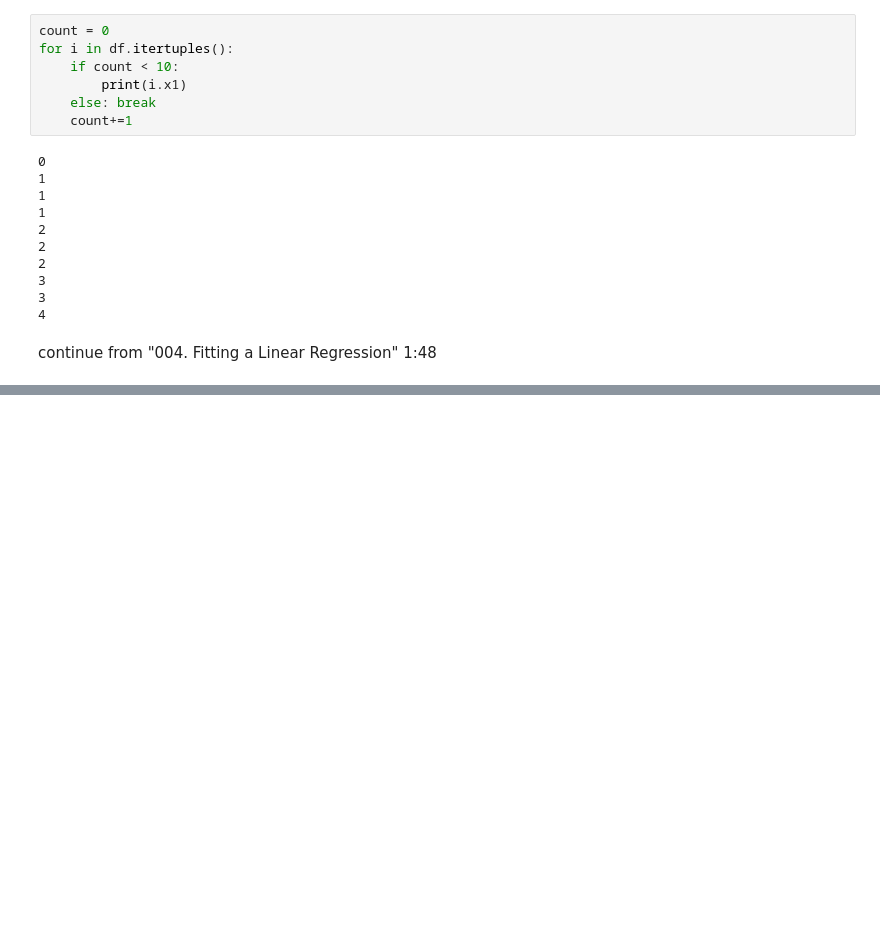
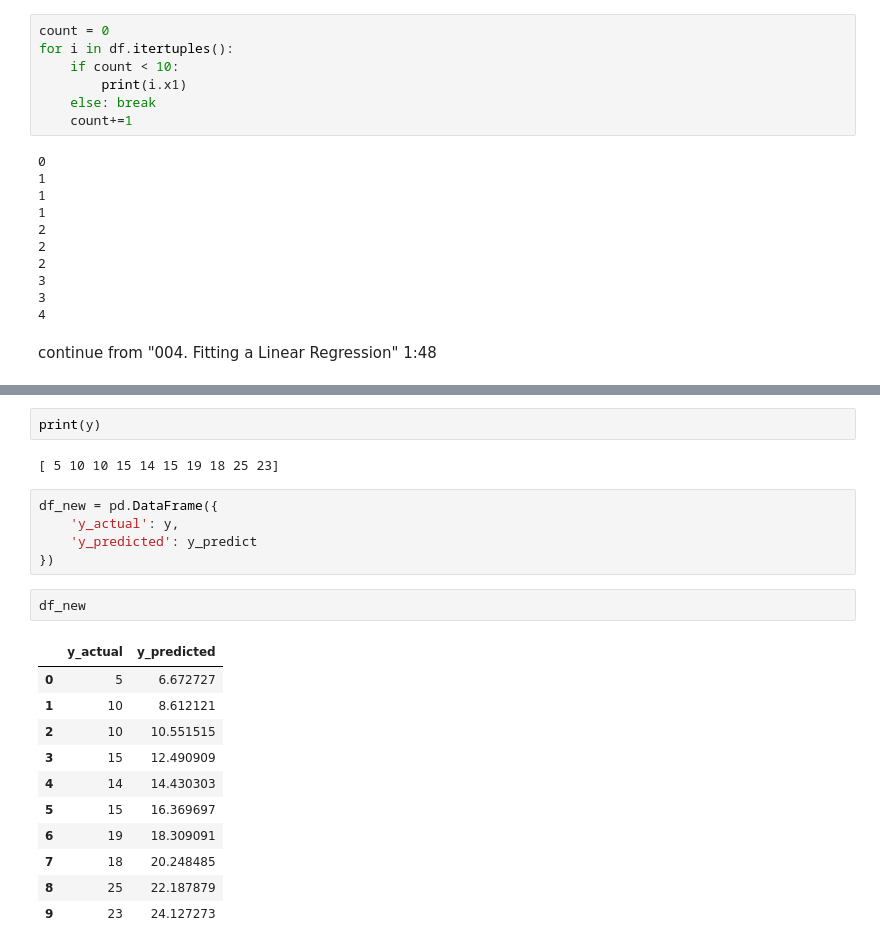
Before and after one commit to karzuan/2024-Math-for-Data-Science, a Jupyter notebook: Module 5 - Linear Regression.ipynb, the cells around one changed output, grey strips where cells are left out. Saved outputs shown, nothing was run; the diff lists cells and outputs as text; blank space fills up the shorter version.

```diff
--- a/Module 5 - Linear Regression.ipynb
+++ b/Module 5 - Linear Regression.ipynb
@@ -184,0 +279,23 @@ continue from "004. Fitting a Linear Regression" 1:48
+# %%
+print(y)
+# %% [output]
+[ 5 10 10 15 14 15 19 18 25 23]
+# %%
+df_new = pd.DataFrame({
+    'y_actual': y,
+    'y_predicted': y_predict
+})
+# %%
+df_new
+# %% [output]
+|  | y_actual | y_predicted |
+| 0 | 5 | 6.672727 |
+| 1 | 10 | 8.612121 |
+| 2 | 10 | 10.551515 |
+| 3 | 15 | 12.490909 |
+| 4 | 14 | 14.430303 |
+| 5 | 15 | 16.369697 |
+| 6 | 19 | 18.309091 |
+| 7 | 18 | 20.248485 |
+| 8 | 25 | 22.187879 |
+| 9 | 23 | 24.127273 |
```
Also changed, not shown: parts of 47 cells of this notebook.
